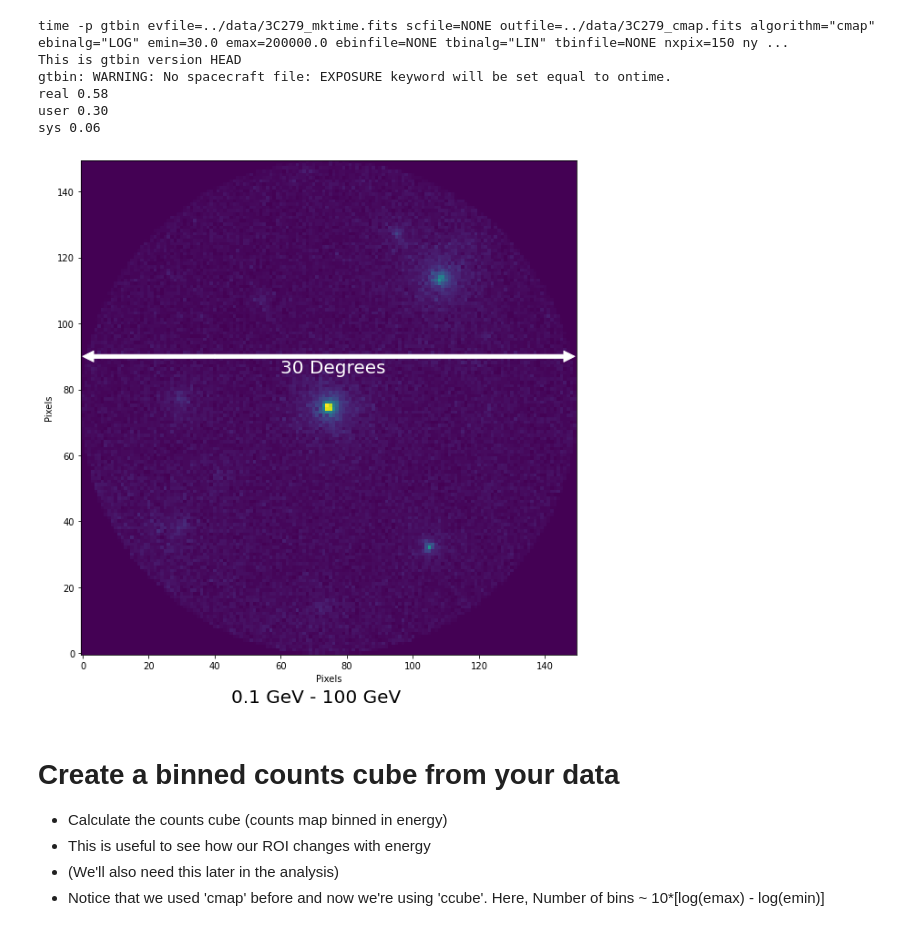
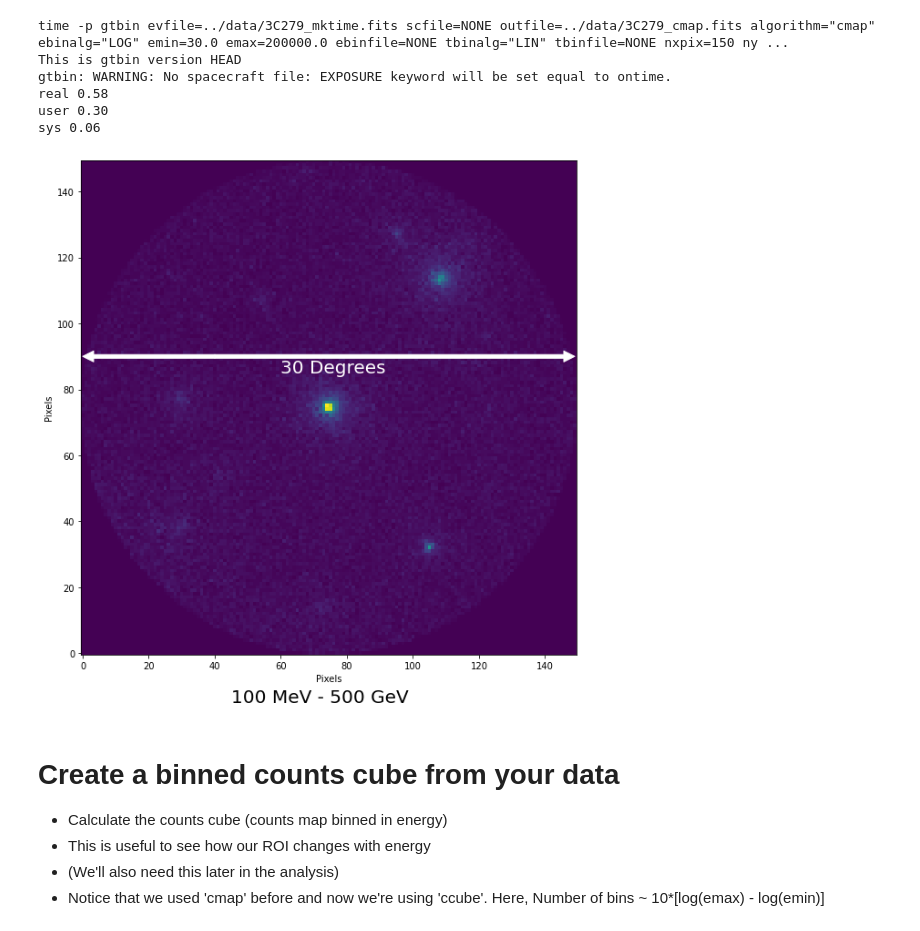
Before and after one commit to nmirabal/summerschool2021, a Jupyter notebook: Likelihood_Analysis.ipynb, the cells around one changed output. Saved outputs shown, nothing was run; the diff lists cells and outputs as text; code cells hidden in the pictures.

```diff
--- a/Likelihood_Analysis.ipynb
+++ b/Likelihood_Analysis.ipynb
@@ -109,21 +113,21 @@ cmap_hdu = pyfits.open('../data/3C279_cmap.fits')
 # %%
 fig = plt.figure(figsize=(10, 10))
 plt.imshow(cmap_hdu[0].data,origin='lower')
 plt.annotate(
     '', xy=(0, 90), xycoords = 'data',
     xytext = (40, 90), textcoords = 'data',
     arrowprops = {'facecolor':'white','edgecolor':'white'})
 plt.annotate(
     '', xy=(149, 90), xycoords = 'data',
     xytext = (40, 90), textcoords = 'data',
     arrowprops = {'facecolor':'white','edgecolor':'white'})
 plt.text(60, 85, '30 Degrees',fontsize=20,color='white')
-plt.text(45,-15,"0.1 GeV - 100 GeV",fontsize=20)
+plt.text(45,-15,"100 MeV - 500 GeV",fontsize=20)
 plt.xlabel('Pixels')
 plt.ylabel('Pixels')
 plt.show()
 # %% [output]
-[figure, old version]
+[figure, new version]
 # %% [markdown]
 Create a binned counts cube from your data
 ====================================
```
Also changed, not shown: parts of 9 cells of this notebook.
